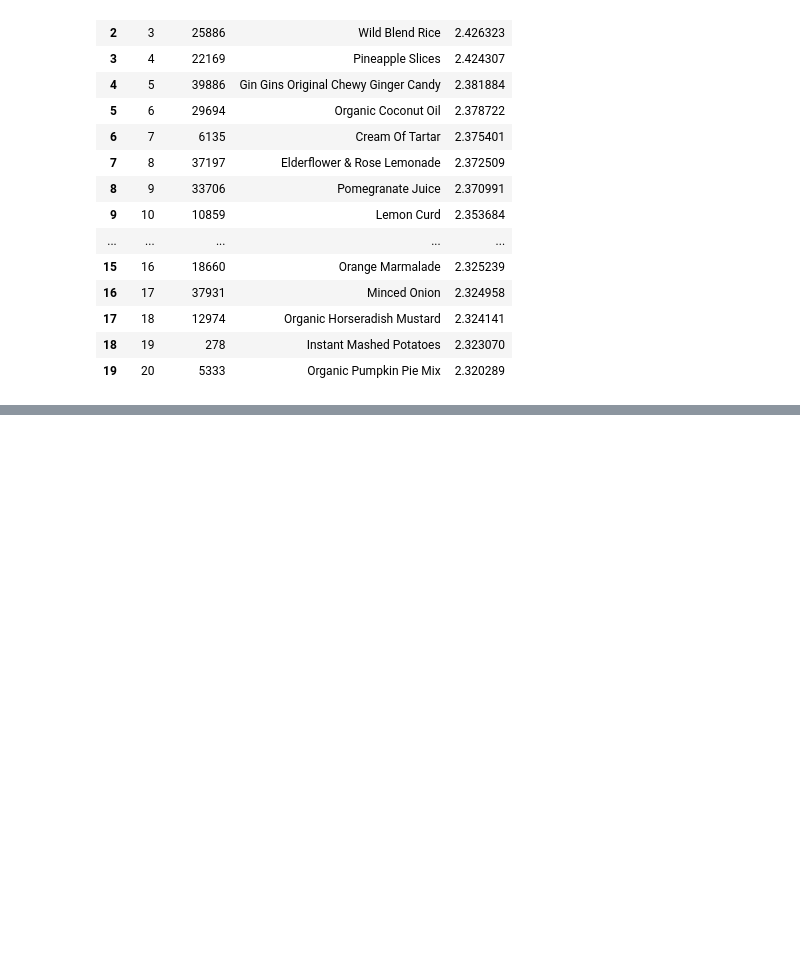
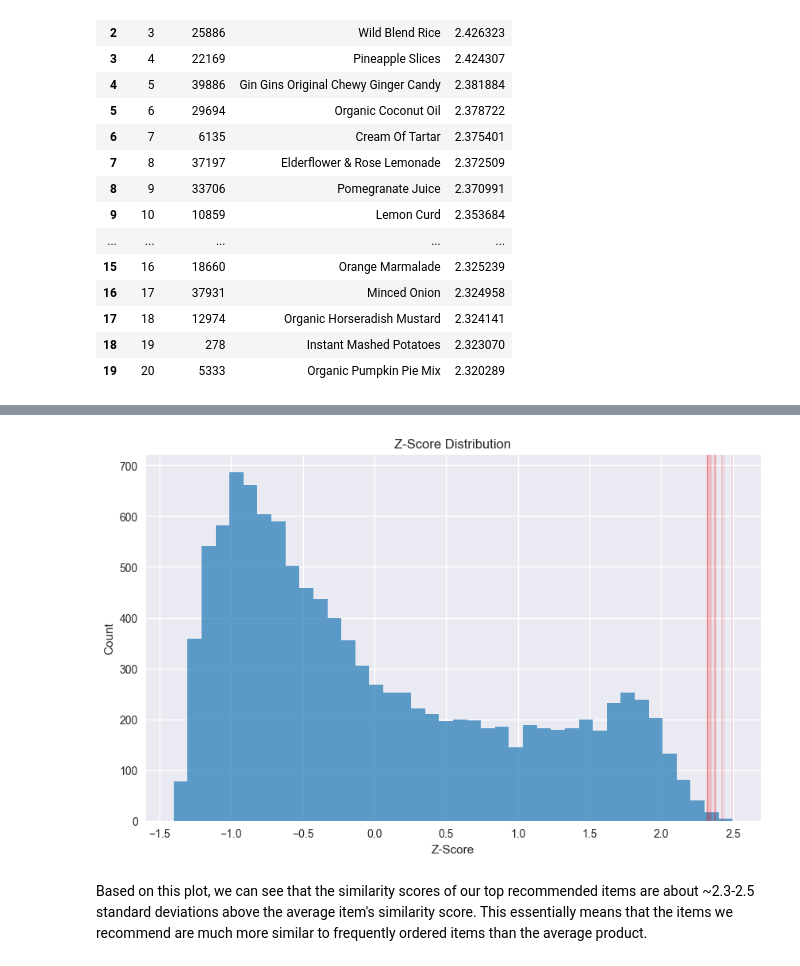
Before and after one commit to kevin-polackal/DS4420-final-project, a Jupyter notebook: item_item_cf.ipynb, the cells around one changed output, grey strips where cells are left out. Saved outputs shown, nothing was run; the diff lists cells and outputs as text; code cells hidden in the pictures; blank space fills up the shorter version.

```diff
--- a/item_item_cf.ipynb
+++ b/item_item_cf.ipynb
@@ -137,0 +190,21 @@ results_df
+# %%
+plt.figure(figsize=(10, 6))
+
+plt.hist(item_z_scores, bins=40, color='tab:blue', alpha=0.7)
+
+# z-scores for top-k items
+top_k_z = [item_z_scores[i] for i in top_k]
+
+# vertical lines for top-k items
+for z in top_k_z:
+    plt.axvline(z, color='red', alpha=0.1, linewidth=1.2)
+
+plt.xlabel('Z-Score')
+plt.ylabel('Count')
+plt.title(f'Z-Score Distribution')
+plt.show()
+# %% [output]
+[figure, added]
+# %% [markdown]
+Based on this plot, we can see that the similarity scores of our top recommended items are about ~2.3-2.5 standard deviations above the average item's similarity score.
+This essentially means that the items we recommend are much more similar to frequently ordered items than the average product.
```
Also changed, not shown: parts of 5 cells of this notebook.
